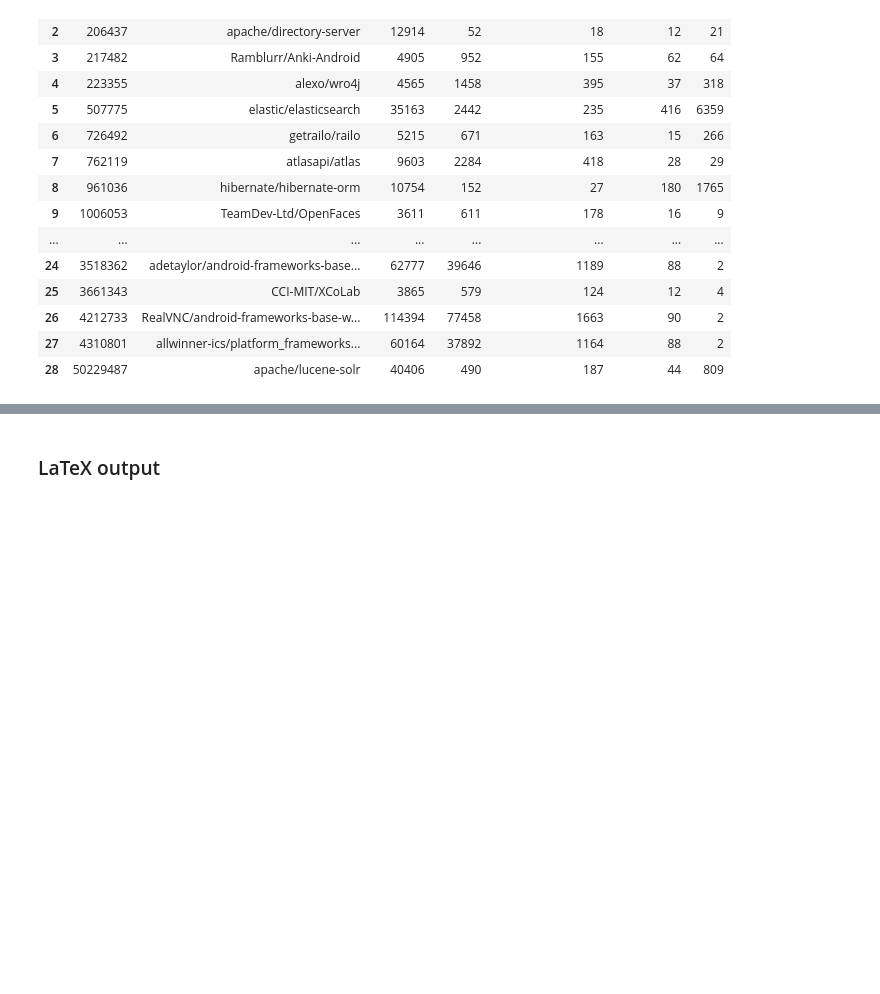
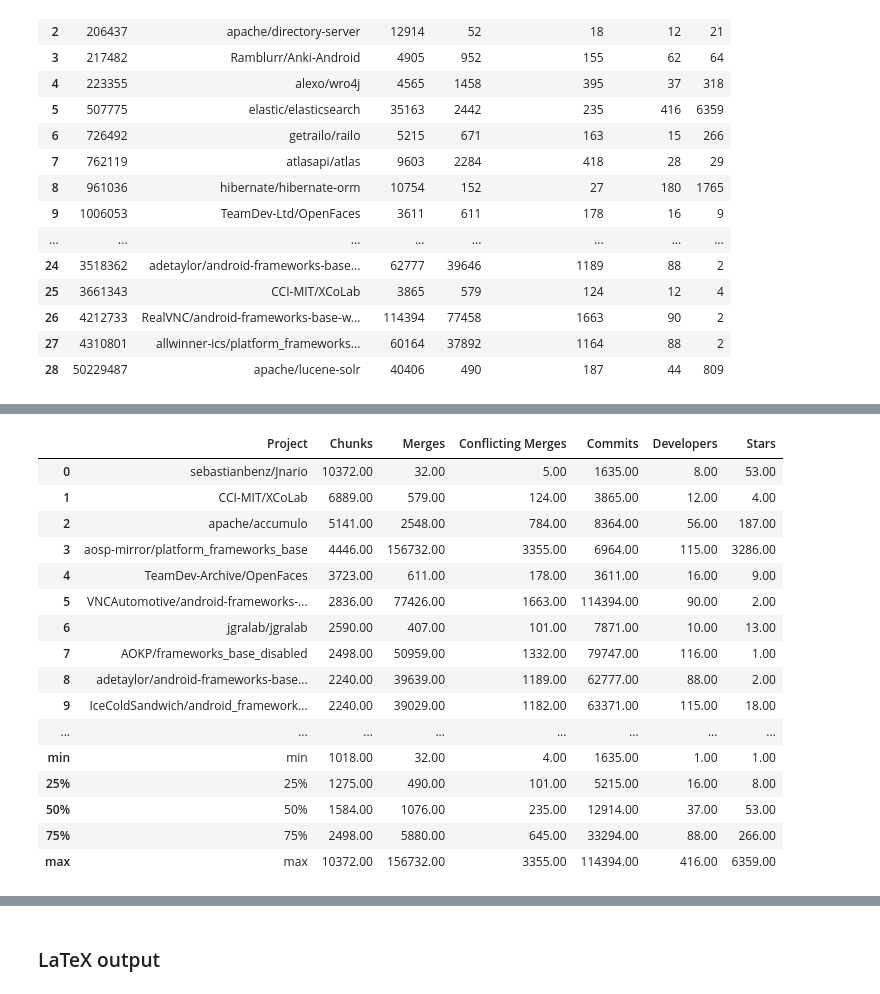
Before and after one commit to gems-uff/mestre, a Jupyter notebook: scripts/paper/tables.ipynb, the cells around one changed output, grey strips where cells are left out. Cells and saved outputs as stored; diff of their text form; code cells hidden in the pictures; blank space fills up the shorter version.

```diff
--- a/scripts/paper/tables.ipynb
+++ b/scripts/paper/tables.ipynb
@@ -334,0 +351,9 @@ table_projects
+# %%
+def quantile_25(x) :
+    return x.quantile(.25)
+# %%
+def quantile_50(x) :
+    return x.quantile(.50)
+# %%
+def quantile_75(x) :
+    return x.quantile(.75)
@@ -334,0 +368,17 @@ table_projects
+# %%
+metrics = ['sum', 'median', 'mean', 'std', 'min', quantile_25, quantile_50, quantile_75, 'max']
+
+projects_stats = table_projects.agg({'Chunks' : metrics,
+                    'Merges' : metrics,
+                    'Conflicting Merges' : metrics,
+                    'Commits' : metrics,
+                    'Developers' : metrics,
+                    'Stars' : metrics
+                   }).rename(index={'quantile_25':'25%',
+                                    'quantile_50':'50%',
+                                    'quantile_75':'75%'})\
+                     .round(2)
+
+projects_stats['Project'] = projects_stats.index
+
+projects_stats
@@ -334,0 +396,21 @@ table_projects
+# %%
+table_with_stats = pd.concat([table_projects, projects_stats])
+table_with_stats
+# %% [output]
+|  | Project | Chunks | Merges | Conflicting Merges | Commits | Developers | Stars |
+| 0 | sebastianbenz/Jnario | 10372.00 | 32.00 | 5.00 | 1635.00 | 8.00 | 53.00 |
+| 1 | CCI-MIT/XCoLab | 6889.00 | 579.00 | 124.00 | 3865.00 | 12.00 | 4.00 |
+| 2 | apache/accumulo | 5141.00 | 2548.00 | 784.00 | 8364.00 | 56.00 | 187.00 |
+| 3 | aosp-mirror/platform_frameworks_base | 4446.00 | 156732.00 | 3355.00 | 6964.00 | 115.00 | 3286.00 |
+| 4 | TeamDev-Archive/OpenFaces | 3723.00 | 611.00 | 178.00 | 3611.00 | 16.00 | 9.00 |
+| 5 | VNCAutomotive/android-frameworks-... | 2836.00 | 77426.00 | 1663.00 | 114394.00 | 90.00 | 2.00 |
+| 6 | jgralab/jgralab | 2590.00 | 407.00 | 101.00 | 7871.00 | 10.00 | 13.00 |
+| 7 | AOKP/frameworks_base_disabled | 2498.00 | 50959.00 | 1332.00 | 79747.00 | 116.00 | 1.00 |
+| 8 | adetaylor/android-frameworks-base... | 2240.00 | 39639.00 | 1189.00 | 62777.00 | 88.00 | 2.00 |
+| 9 | IceColdSandwich/android_framework... | 2240.00 | 39029.00 | 1182.00 | 63371.00 | 115.00 | 18.00 |
+| ... | ... | ... | ... | ... | ... | ... | ... |
+| min | min | 1018.00 | 32.00 | 4.00 | 1635.00 | 1.00 | 1.00 |
+| 25% | 25% | 1275.00 | 490.00 | 101.00 | 5215.00 | 16.00 | 8.00 |
+| 50% | 50% | 1584.00 | 1076.00 | 235.00 | 12914.00 | 37.00 | 53.00 |
+| 75% | 75% | 2498.00 | 5880.00 | 645.00 | 33294.00 | 88.00 | 266.00 |
+| max | max | 10372.00 | 156732.00 | 3355.00 | 114394.00 | 416.00 | 6359.00 |
```
Also changed, not shown: parts of 11 cells of this notebook.
